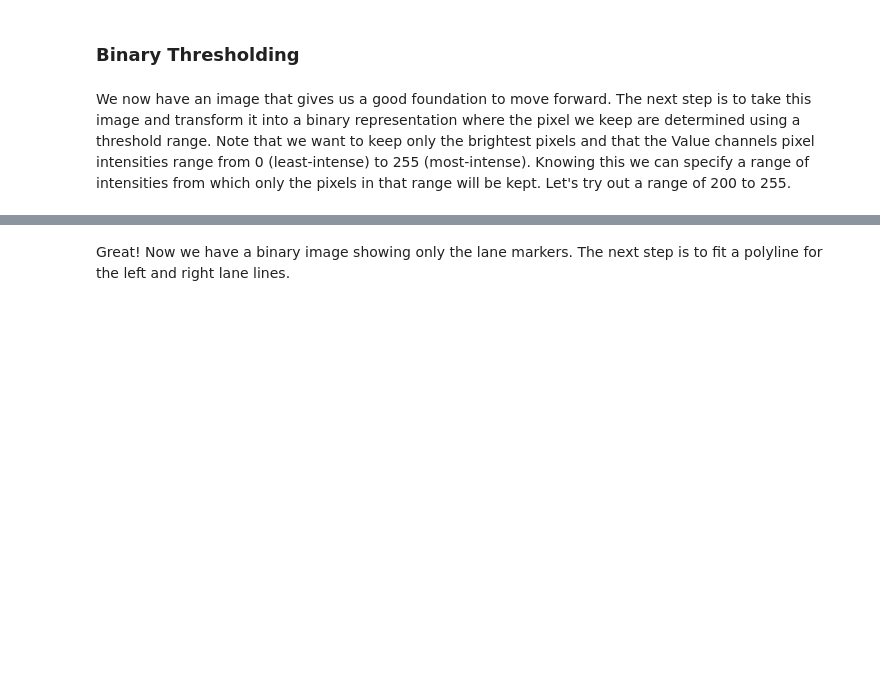
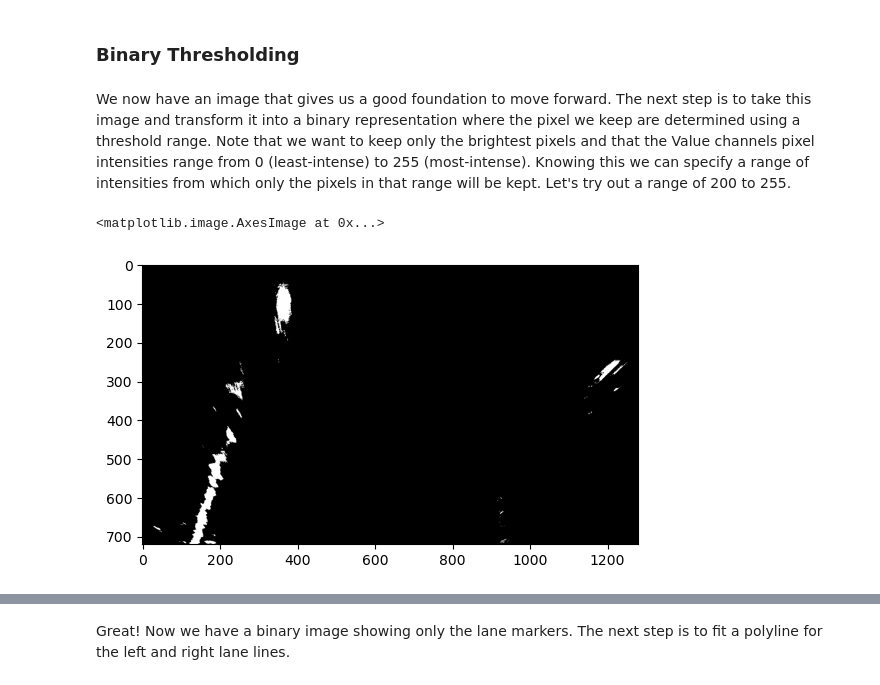
Before and after one commit to xFiveRivers/lane-detection-advanced, a Jupyter notebook: img_transform.ipynb, the cells around one changed output, grey strips where cells are left out. Drawn from its saved outputs; the diff is of its cells as text; code cells hidden in the pictures; blank space fills up the shorter version.

```diff
--- a/img_transform.ipynb
+++ b/img_transform.ipynb
@@ -138,5 +138,12 @@ From the outputs above it seems like both the `Value` channel from the `HSV` col
 ### **Binary Thresholding**
 # %% [markdown]
 We now have an image that gives us a good foundation to move forward. The next step is to take this image and transform it into a binary representation where the pixel we keep are determined using a threshold range. Note that we want to keep only the brightest pixels and that the Value channels pixel intensities range from 0 (least-intense) to 255 (most-intense). Knowing this we can specify a range of intensities from which only the pixels in that range will be kept. Let's try out a range of 200 to 255.
+# %%
+test = np.zeros_like(hsv[:,:,0])
+test[(hsv[:,:,0] >= 20) & (hsv[:,:,0] <= 30)] = 1
+plt.imshow(test, cmap='gray')
+# %% [output]
+<matplotlib.image.AxesImage at 0x...>
+[figure, added]
 # %%
 v_channel = hsv_dict['Value']
```
Also changed, not shown: parts of 5 cells of this notebook, 1 other file.
